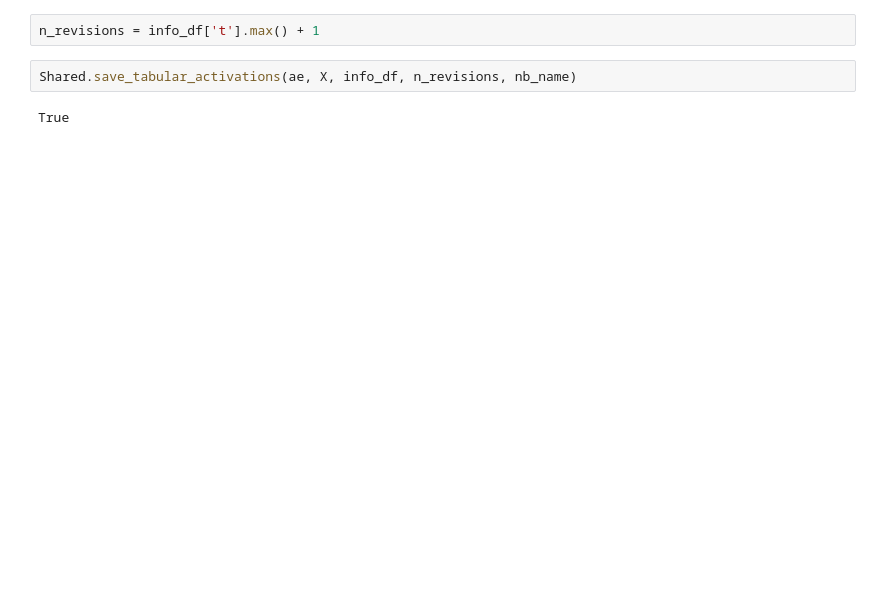
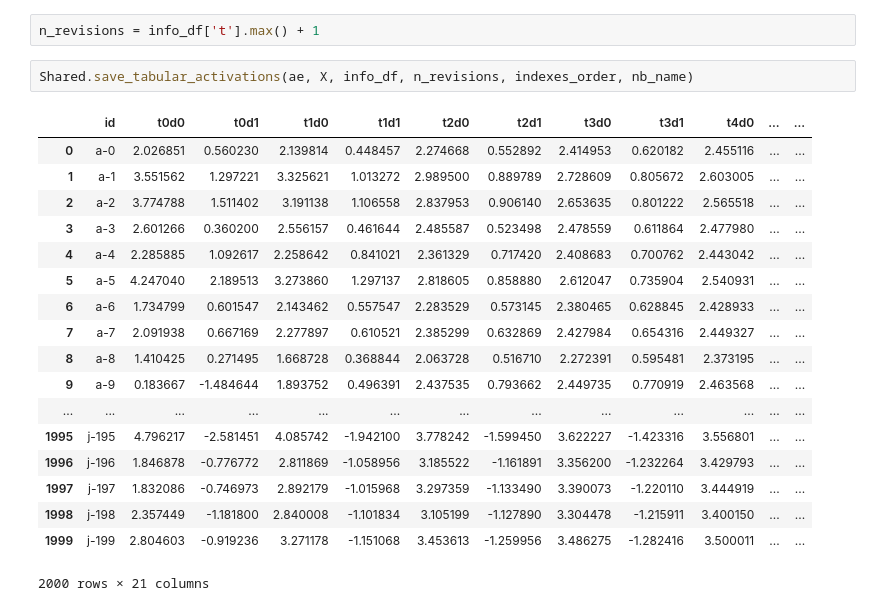
Before and after one commit to EduardoVernier/dynamic-projections, a Jupyter notebook: Models/ae/gaussians-AE_10f_10f_2f_20ep.ipynb, the cells around one changed output. Cells and saved outputs as stored; diff of their text form; blank space fills up the shorter version.

```diff
--- a/Models/ae/gaussians-AE_10f_10f_2f_20ep.ipynb
+++ b/Models/ae/gaussians-AE_10f_10f_2f_20ep.ipynb
@@ -135,6 +135,23 @@ Text(0.5, 0.98, 'loss')
 # %%
 n_revisions = info_df['t'].max() + 1
 # %%
-Shared.save_tabular_activations(ae, X, info_df, n_revisions, nb_name)
+Shared.save_tabular_activations(ae, X, info_df, n_revisions, indexes_order, nb_name)
 # %% [output]
+|  | id | t0d0 | t0d1 | t1d0 | t1d1 | t2d0 | t2d1 | t3d0 | t3d1 | t4d0 | ... | ... |
+| 0 | a-0 | 2.026851 | 0.560230 | 2.139814 | 0.448457 | 2.274668 | 0.552892 | 2.414953 | 0.620182 | 2.455116 | ... | ... |
+| 1 | a-1 | 3.551562 | 1.297221 | 3.325621 | 1.013272 | 2.989500 | 0.889789 | 2.728609 | 0.805672 | 2.603005 | ... | ... |
+| 2 | a-2 | 3.774788 | 1.511402 | 3.191138 | 1.106558 | 2.837953 | 0.906140 | 2.653635 | 0.801222 | 2.565518 | ... | ... |
+| 3 | a-3 | 2.601266 | 0.360200 | 2.556157 | 0.461644 | 2.485587 | 0.523498 | 2.478559 | 0.611864 | 2.477980 | ... | ... |
+| 4 | a-4 | 2.285885 | 1.092617 | 2.258642 | 0.841021 | 2.361329 | 0.717420 | 2.408683 | 0.700762 | 2.443042 | ... | ... |
+| 5 | a-5 | 4.247040 | 2.189513 | 3.273860 | 1.297137 | 2.818605 | 0.858880 | 2.612047 | 0.735904 | 2.540931 | ... | ... |
+| 6 | a-6 | 1.734799 | 0.601547 | 2.143462 | 0.557547 | 2.283529 | 0.573145 | 2.380465 | 0.628845 | 2.428933 | ... | ... |
+| 7 | a-7 | 2.091938 | 0.667169 | 2.277897 | 0.610521 | 2.385299 | 0.632869 | 2.427984 | 0.654316 | 2.449327 | ... | ... |
+| 8 | a-8 | 1.410425 | 0.271495 | 1.668728 | 0.368844 | 2.063728 | 0.516710 | 2.272391 | 0.595481 | 2.373195 | ... | ... |
+| 9 | a-9 | 0.183667 | -1.484644 | 1.893752 | 0.496391 | 2.437535 | 0.793662 | 2.449735 | 0.770919 | 2.463568 | ... | ... |
+| ... | ... | ... | ... | ... | ... | ... | ... | ... | ... | ... | ... | ... |
+| 1995 | j-195 | 4.796217 | -2.581451 | 4.085742 | -1.942100 | 3.778242 | -1.599450 | 3.622227 | -1.423316 | 3.556801 | ... | ... |
+| 1996 | j-196 | 1.846878 | -0.776772 | 2.811869 | -1.058956 | 3.185522 | -1.161891 | 3.356200 | -1.232264 | 3.429793 | ... | ... |
+| 1997 | j-197 | 1.832086 | -0.746973 | 2.892179 | -1.015968 | 3.297359 | -1.133490 | 3.390073 | -1.220110 | 3.444919 | ... | ... |
+| 1998 | j-198 | 2.357449 | -1.181800 | 2.840008 | -1.101834 | 3.105199 | -1.127890 | 3.304478 | -1.215911 | 3.400150 | ... | ... |
+| 1999 | j-199 | 2.804603 | -0.919236 | 3.271178 | -1.151068 | 3.453613 | -1.259956 | 3.486275 | -1.282416 | 3.500011 | ... | ... |
-True
+2000 rows × 21 columns
```
Also changed, not shown: parts of 5 cells of this notebook, 34 other files.
